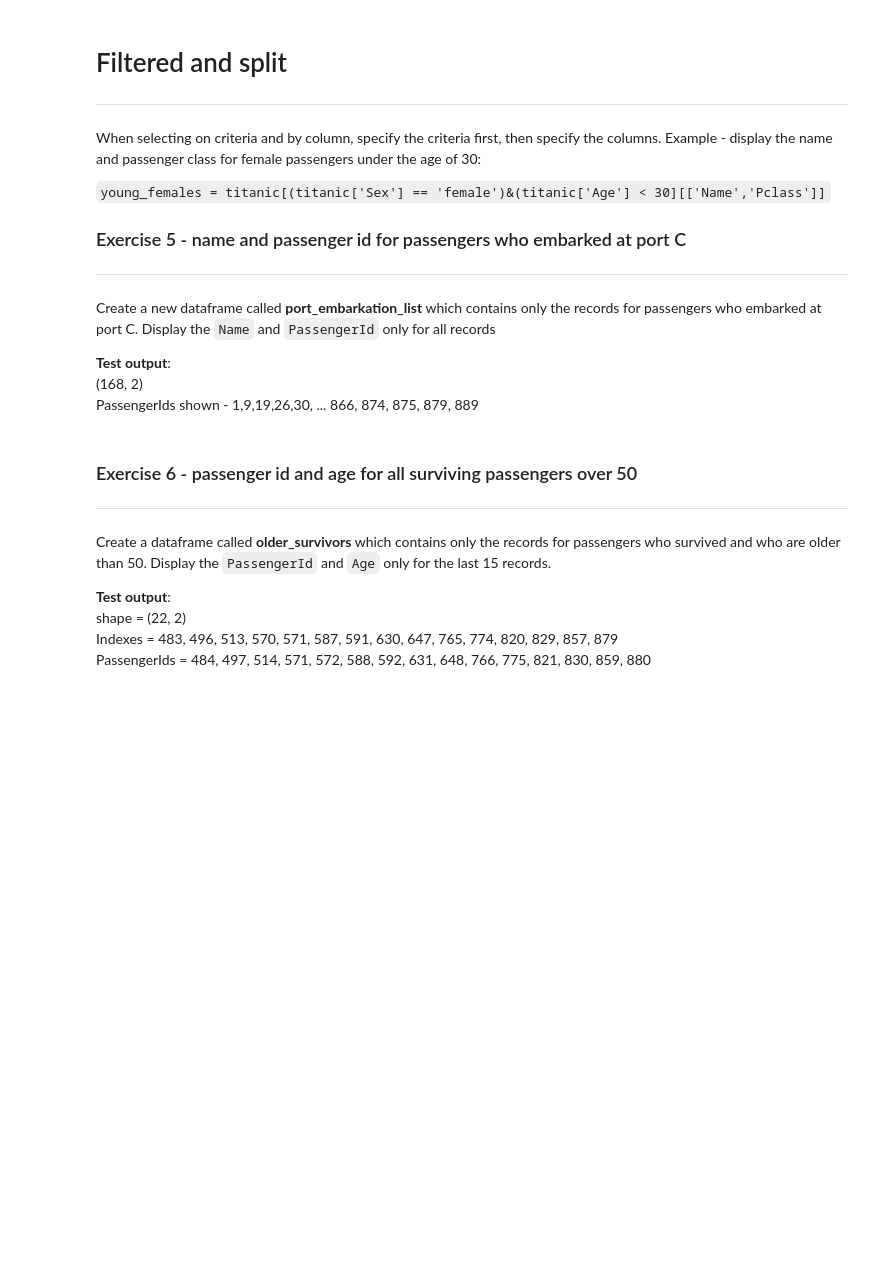
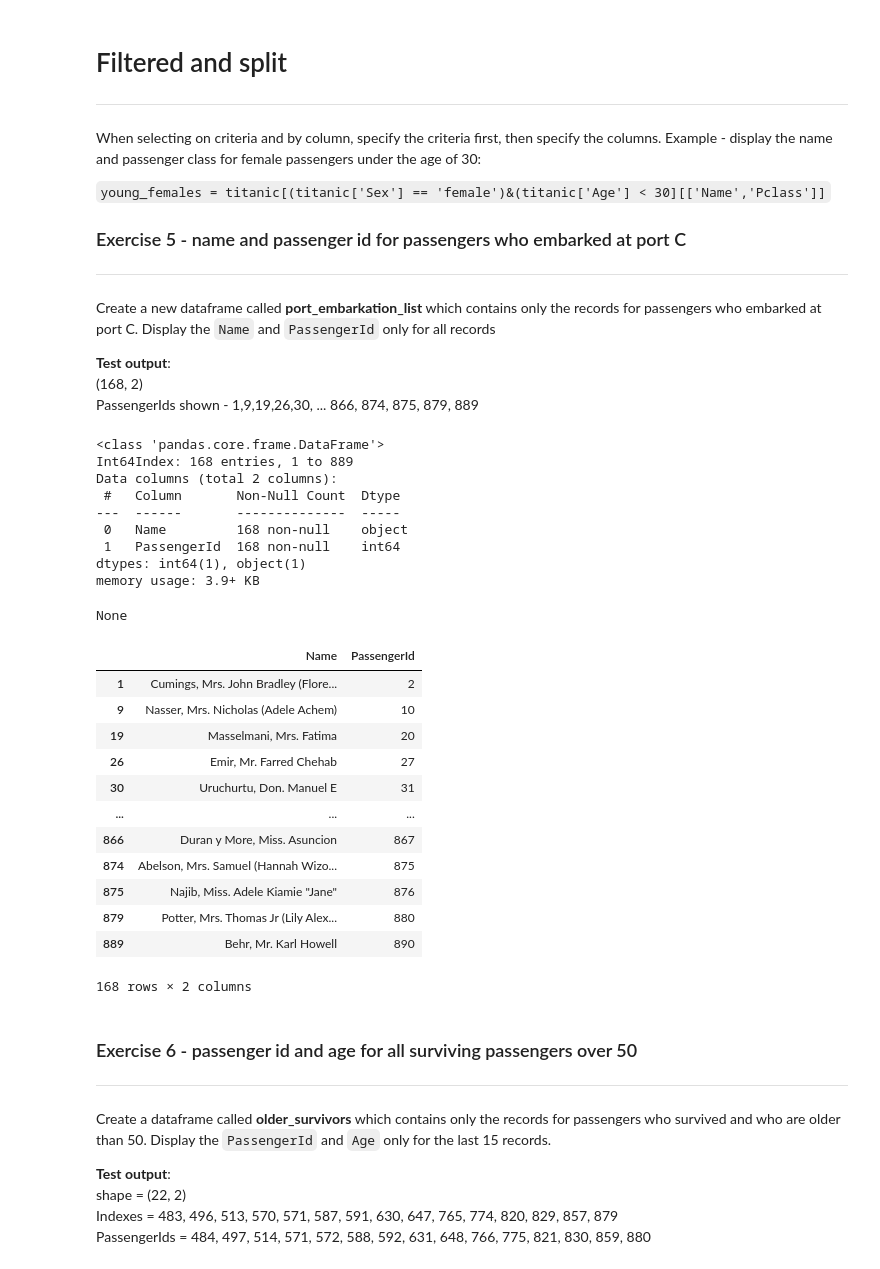
Before and after one commit to duntik/programming-for-data, a Jupyter notebook: Session 4/Sprint 2/Splitting_Data.ipynb, the cells around one changed output. Saved outputs shown, nothing was run; the diff lists cells and outputs as text; code cells hidden in the pictures; blank space fills up the shorter version.

```diff
--- a/Session 4/Sprint 2/Splitting_Data.ipynb
+++ b/Session 4/Sprint 2/Splitting_Data.ipynb
@@ -261,6 +261,35 @@ Create a new dataframe called **port_embarkation_list** which contains only the
 **Test output**:
 (168, 2)
 PassengerIds shown - 1,9,19,26,30, ... 866, 874, 875, 879, 889
+# %%
+titanic
+port_embarkation_list = titanic[titanic['Embarked'] == 'C'][['Name','PassengerId']]
+display(port_embarkation_list.info())
+display(port_embarkation_list)
+# %% [output]
+<class 'pandas.core.frame.DataFrame'>
+Int64Index: 168 entries, 1 to 889
+Data columns (total 2 columns):
+ #   Column       Non-Null Count  Dtype
+---  ------       --------------  -----
+ 0   Name         168 non-null    object
+ 1   PassengerId  168 non-null    int64
+dtypes: int64(1), object(1)
+memory usage: 3.9+ KB
+None
+|  | Name | PassengerId |
+| 1 | Cumings, Mrs. John Bradley (Flore... | 2 |
+| 9 | Nasser, Mrs. Nicholas (Adele Achem) | 10 |
+| 19 | Masselmani, Mrs. Fatima | 20 |
+| 26 | Emir, Mr. Farred Chehab | 27 |
+| 30 | Uruchurtu, Don. Manuel E | 31 |
+| ... | ... | ... |
+| 866 | Duran y More, Miss. Asuncion | 867 |
+| 874 | Abelson, Mrs. Samuel (Hannah Wizo... | 875 |
+| 875 | Najib, Miss. Adele Kiamie "Jane" | 876 |
+| 879 | Potter, Mrs. Thomas Jr (Lily Alex... | 880 |
+| 889 | Behr, Mr. Karl Howell | 890 |
+168 rows × 2 columns
 # %% [markdown]
 ### Exercise 6 - passenger id and age for all surviving passengers over 50
 ---
```
Also changed, not shown: parts of 3 cells of this notebook.
